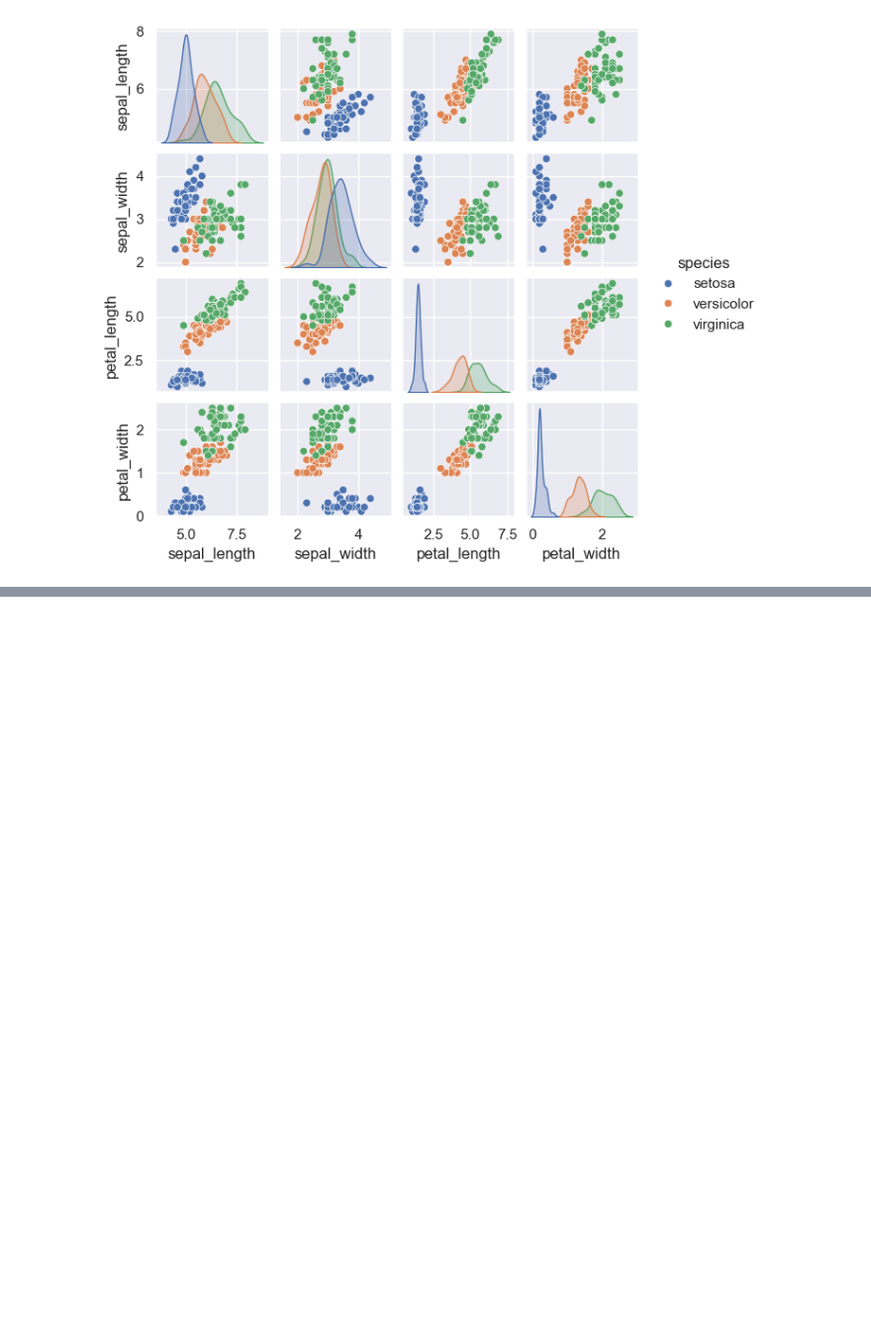
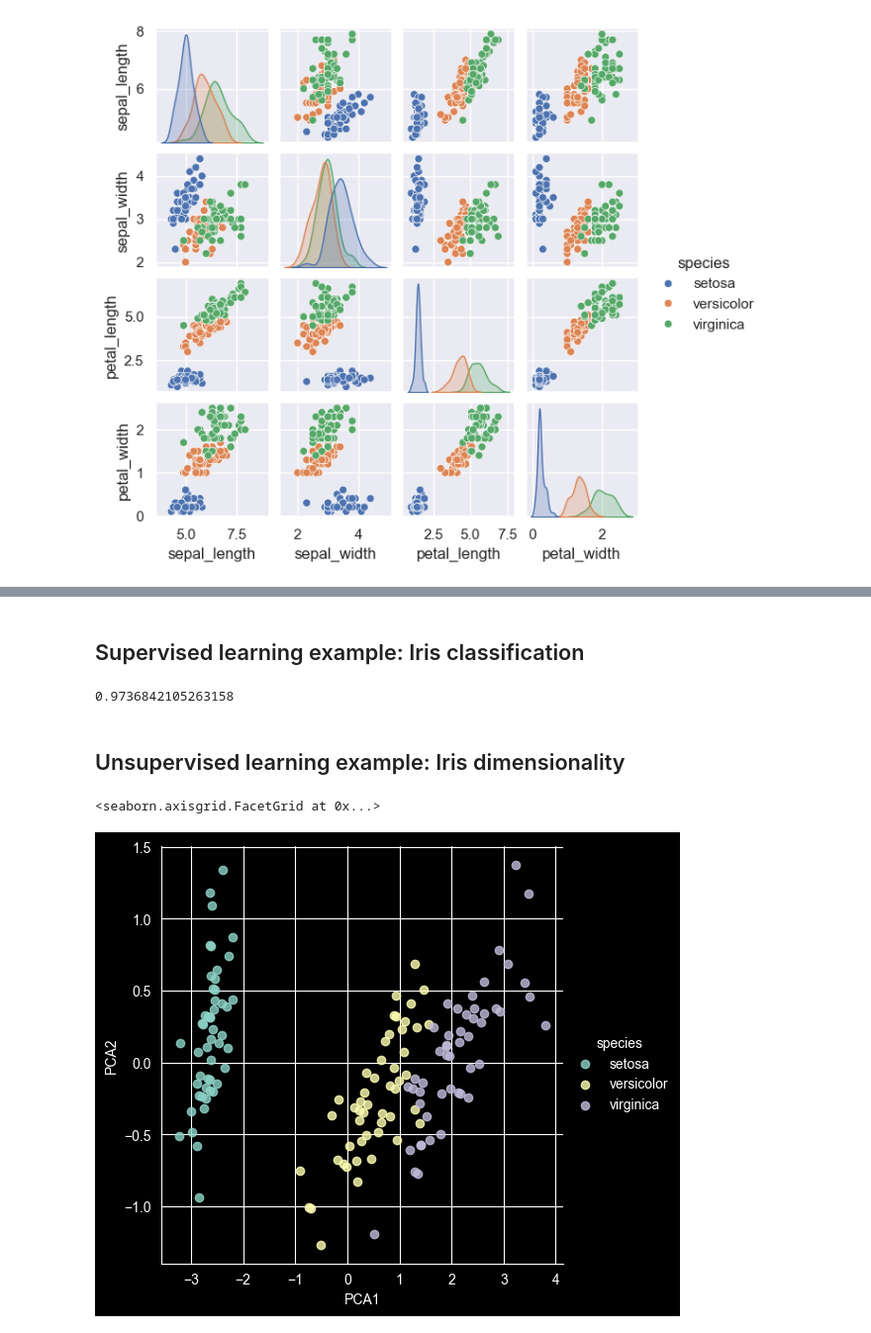
Before and after one commit to DannyGil0/mineria-de-datos-jupyter-notebook, a Jupyter notebook: Minereria_de_Datos.ipynb, the cells around one changed output, grey strips where cells are left out. Shown at 99% size. Drawn from its saved outputs; the diff is of its cells as text; code cells hidden in the pictures; blank space fills up the shorter version.

```diff
--- a/Minereria_de_Datos.ipynb
+++ b/Minereria_de_Datos.ipynb
@@ -1755,0 +1822,2 @@ sns.pairplot(iris, hue='species', height=1.5);
+# %% [markdown]
+## Supervised learning example: Iris classification
@@ -1755,0 +1832,7 @@ sns.pairplot(iris, hue='species', height=1.5);
+# %%
+from sklearn.metrics import accuracy_score
+accuracy_score(ytest, y_model)
+# %% [output]
+0.9736842105263158
+# %% [markdown]
+## Unsupervised learning example: Iris dimensionality
@@ -1755,0 +1844,5 @@ sns.pairplot(iris, hue='species', height=1.5);
+# %%
+sns.lmplot(x="PCA1", y="PCA2", hue='species', data=iris, fit_reg=False)
+# %% [output]
+<seaborn.axisgrid.FacetGrid at 0x...>
+[figure, added]
```
Also changed, not shown: parts of 40 cells of this notebook.
